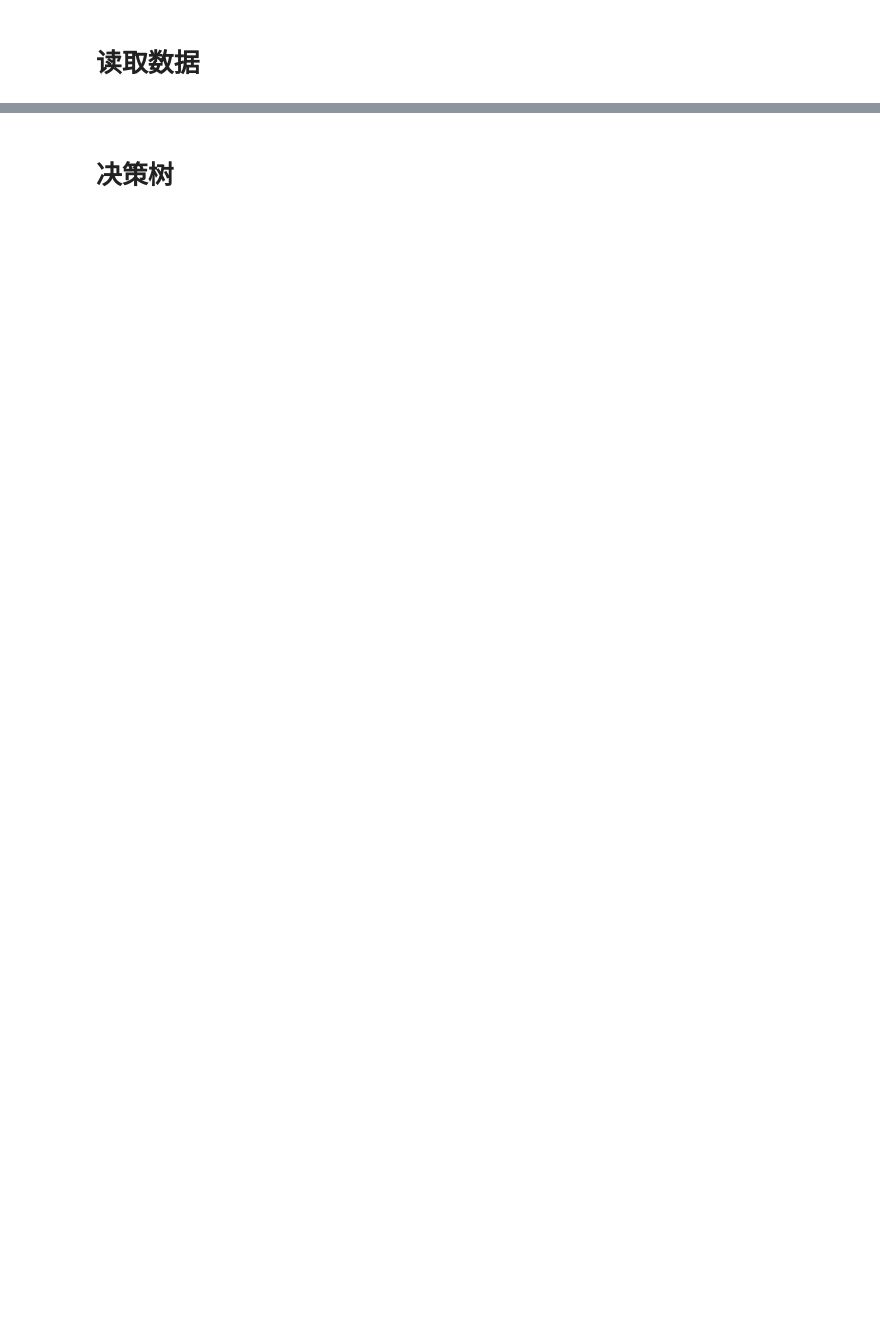
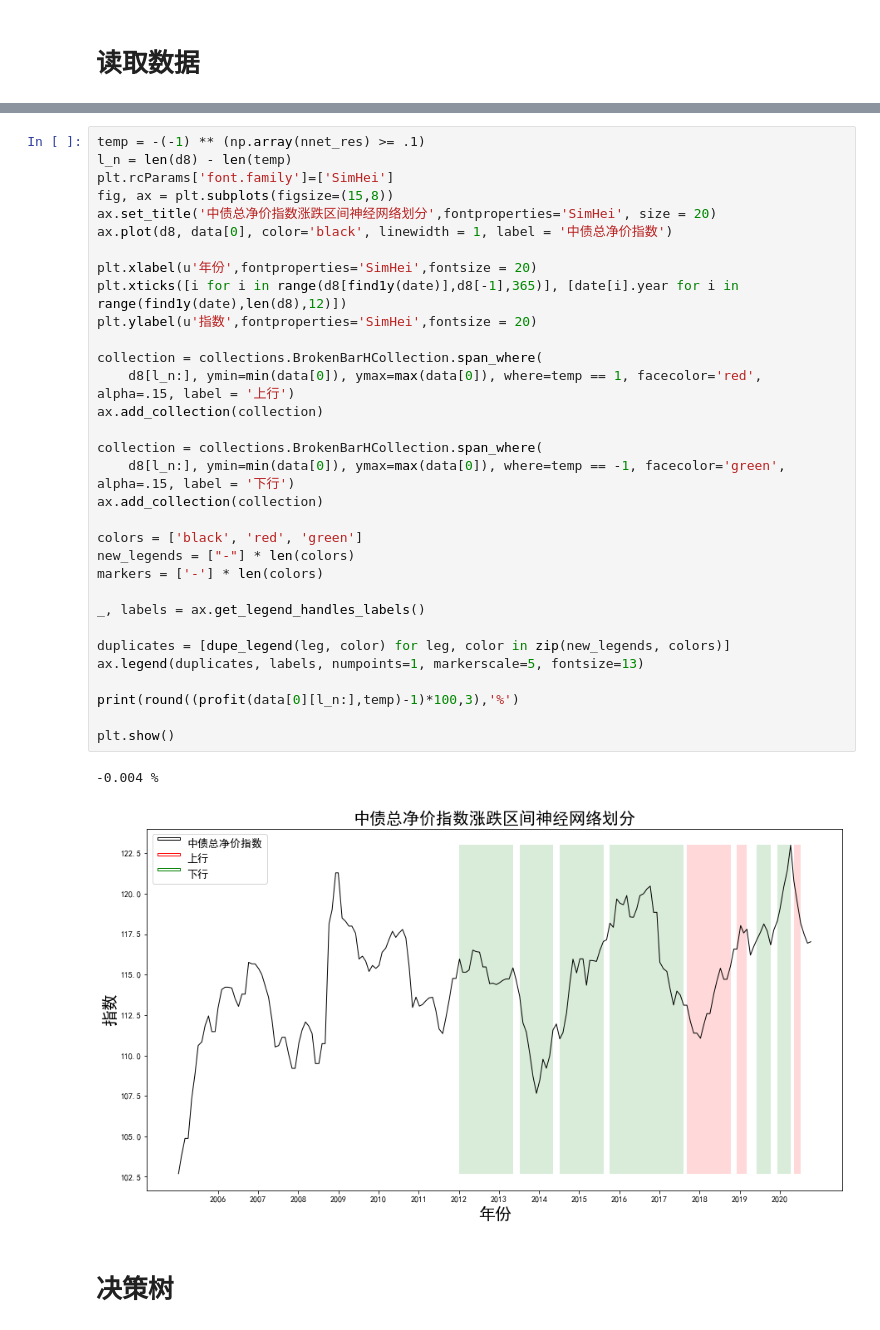
Before and after one commit to LimboRift/wkzq, a Jupyter notebook: noidontthinkso.ipynb, the cells around one changed output, grey strips where cells are left out. Cells and saved outputs as stored; diff of their text form; blank space fills up the shorter version.

```diff
--- a/noidontthinkso.ipynb
+++ b/noidontthinkso.ipynb
@@ -563,2 +575,37 @@ for i in range(35,len(d8)):
+# %%
+temp = -(-1) ** (np.array(nnet_res) >= .1)
+l_n = len(d8) - len(temp)
+plt.rcParams['font.family']=['SimHei']
+fig, ax = plt.subplots(figsize=(15,8))
+ax.set_title('中债总净价指数涨跌区间神经网络划分',fontproperties='SimHei', size = 20)
+ax.plot(d8, data[0], color='black', linewidth = 1, label = '中债总净价指数')
+
+plt.xlabel(u'年份',fontproperties='SimHei',fontsize = 20)
+plt.xticks([i for i in range(d8[find1y(date)],d8[-1],365)], [date[i].year for i in range(find1y(date),len(d8),12)])
+plt.ylabel(u'指数',fontproperties='SimHei',fontsize = 20)
+
+collection = collections.BrokenBarHCollection.span_where(
+    d8[l_n:], ymin=min(data[0]), ymax=max(data[0]), where=temp == 1, facecolor='red', alpha=.15, label = '上行')
+ax.add_collection(collection)
+
+collection = collections.BrokenBarHCollection.span_where(
+    d8[l_n:], ymin=min(data[0]), ymax=max(data[0]), where=temp == -1, facecolor='green', alpha=.15, label = '下行')
+ax.add_collection(collection)
+
+colors = ['black', 'red', 'green']
+new_legends = ["-"] * len(colors)
+markers = ['-'] * len(colors)
+
+_, labels = ax.get_legend_handles_labels()
+
+duplicates = [dupe_legend(leg, color) for leg, color in zip(new_legends, colors)]
+ax.legend(duplicates, labels, numpoints=1, markerscale=5, fontsize=13)
+
+print(round((profit(data[0][l_n:],temp)-1)*100,3),'%')
+
+plt.show()
+# %% [output]
+-0.004 %
+[figure, added]
 # %% [markdown]
 # 决策树
```
Also changed, not shown: parts of 9 cells of this notebook, 15 other files.
